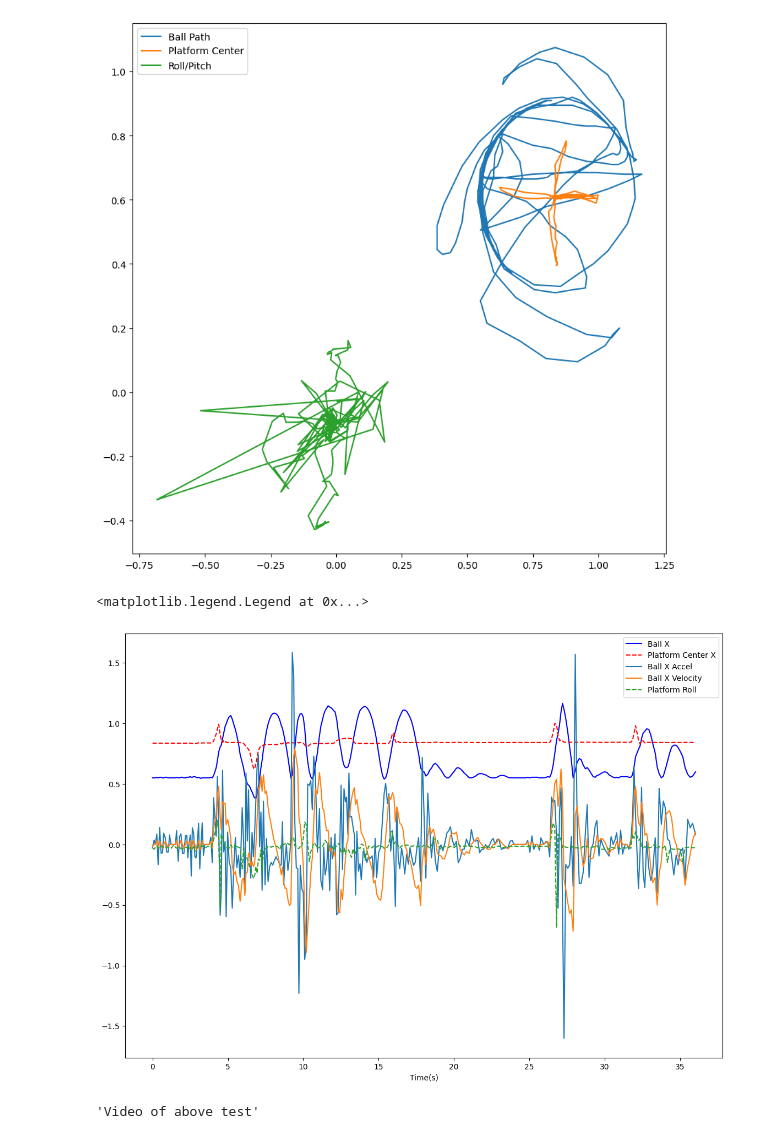
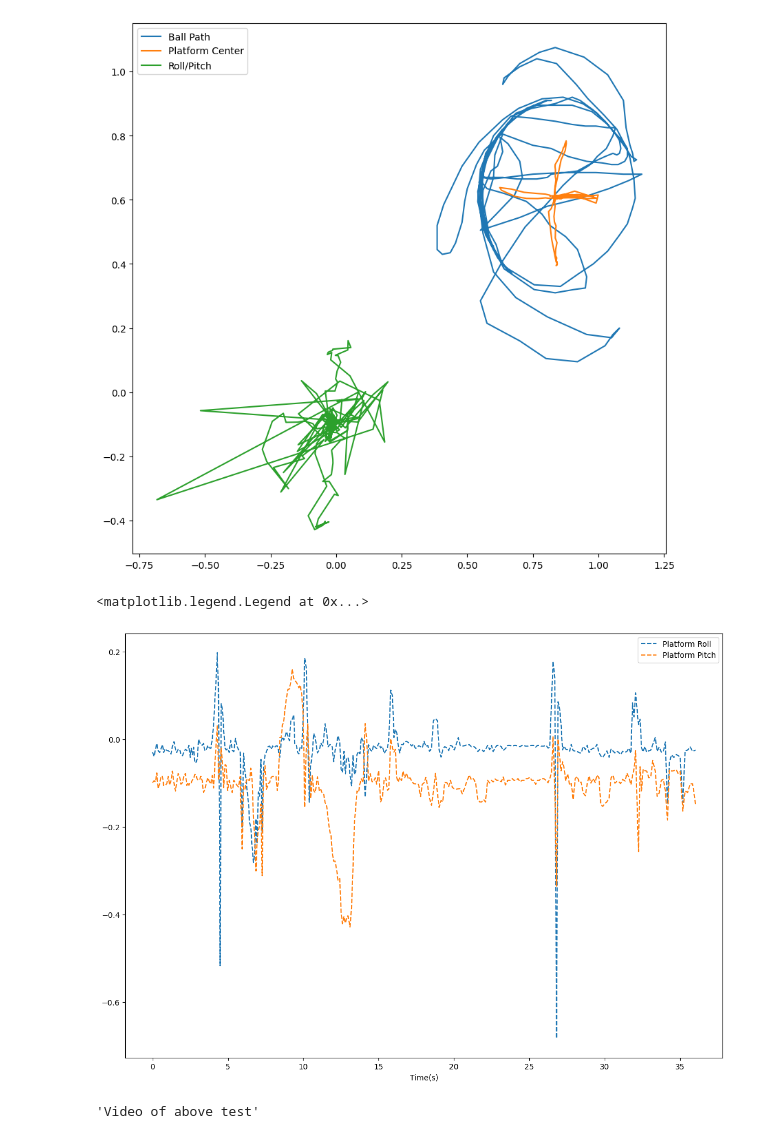
Before and after one commit to ivorjawa/StewartPlatform, a Jupyter notebook: StewartPlatformNotes.ipynb, the cells around one changed output. Cells and saved outputs as stored; diff of their text form; code cells hidden in the pictures.

```diff
--- a/StewartPlatformNotes.ipynb
+++ b/StewartPlatformNotes.ipynb
@@ -105,24 +106,24 @@ axis.legend()
 # %%
 fig, axis = plt.subplots(figsize=(14, 10))
 
 #axis.plot(tim, c1y, 'g-', label="Ball Y")
-axis.plot(tim, c1x, 'b-', label="Ball X")
-axis.plot(tim, px, 'r--', label="Platform Center X")
+#axis.plot(tim, c1x, 'b-', label="Ball X")
+#axis.plot(tim, px, 'r--', label="Platform Center X")
 #axis.plot(tim, py, 'y--', label="Platform Center Y")
-axis.plot(tim, ax, label = "Ball X Accel")
-axis.plot(tim, v2x, label = "Ball X Velocity")
+#axis.plot(tim, ax, label = "Ball X Accel")
+#axis.plot(tim, v2x, label = "Ball X Velocity")
 #axis.plot(tim, ds2x, label = "Ball X Distance")
 axis.plot(tim, roll, '--', label = "Platform Roll")
-#axis.plot(tim, pitch, '--', label = "Platform Pitch")
+axis.plot(tim, pitch, '--', label = "Platform Pitch")
 
 
 
 axis.set_xlabel("Time(s)")
 
 axis.legend()
 # %% [output]
 <matplotlib.legend.Legend at 0x...>
-[figure, old version]
+[figure, new version]
 # %%
 display("Video of above test")
 display(YouTubeVideo('Uud9GGdhXBs'))
```
Also changed, not shown: parts of 21 cells of this notebook, 9 other files.
